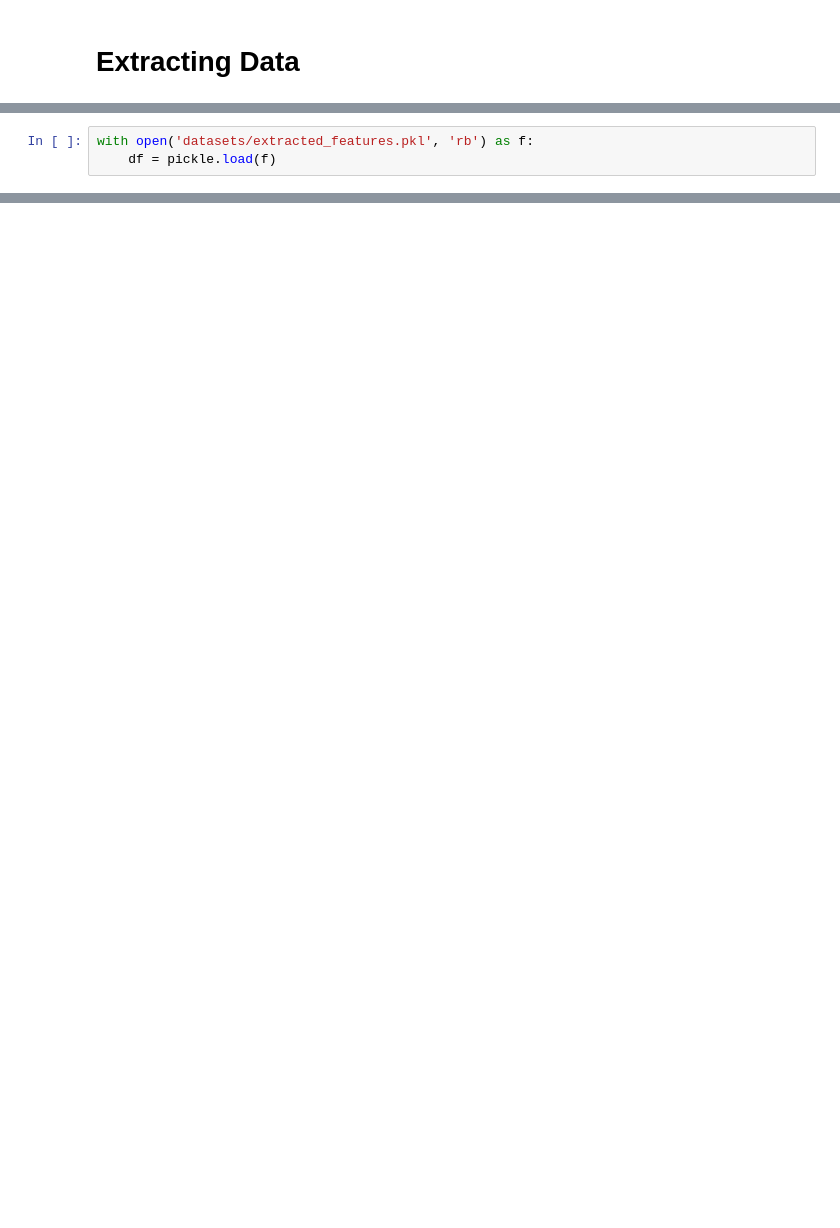
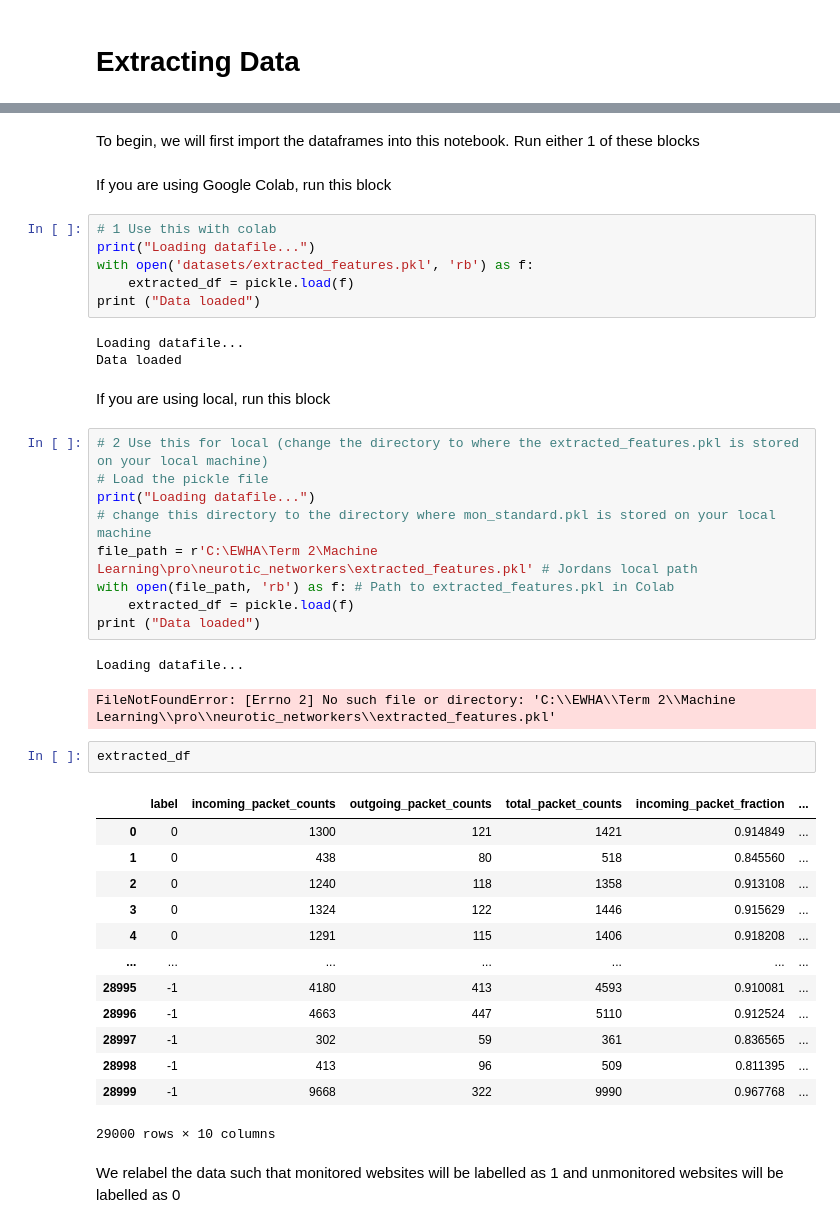
Before and after one commit to BettinaTee03/Machine-Learning-Group-Project, a Jupyter notebook: openworld_binaryclass.ipynb, the cells around one changed output, grey strips where cells are left out. Drawn from its saved outputs; the diff is of its cells as text; blank space fills up the shorter version.

```diff
--- a/openworld_binaryclass.ipynb
+++ b/openworld_binaryclass.ipynb
@@ -9,3 +19,0 @@ import pickle
-# %%
-with open('datasets/extracted_features.pkl', 'rb') as f:
-    df = pickle.load(f)
@@ -163,0 +20,45 @@ Mean recall: 0.57
+# %% [markdown]
+To begin, we will first import the dataframes into this notebook. Run either 1 of these blocks
+# %% [markdown]
+If you are using Google Colab, run this block
+# %%
+# 1 Use this with colab
+print("Loading datafile...")
+with open('datasets/extracted_features.pkl', 'rb') as f:
+    extracted_df = pickle.load(f)
+print ("Data loaded")
+# %% [output]
+Loading datafile...
+Data loaded
+# %% [markdown]
+If you are using local, run this block
+# %%
+# 2 Use this for local (change the directory to where the extracted_features.pkl is stored on your local machine)
+# Load the pickle file
+print("Loading datafile...")
+# change this directory to the directory where mon_standard.pkl is stored on your local machine
+file_path = r'C:\EWHA\Term 2\Machine Learning\pro\neurotic_networkers\extracted_features.pkl' # Jordans local path
+with open(file_path, 'rb') as f: # Path to extracted_features.pkl in Colab
+    extracted_df = pickle.load(f)
+print ("Data loaded")
+# %% [output]
+Loading datafile...
+FileNotFoundError: [Errno 2] No such file or directory: 'C:\\EWHA\\Term 2\\Machine Learning\\pro\\neurotic_networkers\\extracted_features.pkl'
+# %%
+extracted_df
+# %% [output]
+|  | label | incoming_packet_counts | outgoing_packet_counts | total_packet_counts | incoming_packet_fraction | ... |
+| 0 | 0 | 1300 | 121 | 1421 | 0.914849 | ... |
+| 1 | 0 | 438 | 80 | 518 | 0.845560 | ... |
+| 2 | 0 | 1240 | 118 | 1358 | 0.913108 | ... |
+| 3 | 0 | 1324 | 122 | 1446 | 0.915629 | ... |
+| 4 | 0 | 1291 | 115 | 1406 | 0.918208 | ... |
+| ... | ... | ... | ... | ... | ... | ... |
+| 28995 | -1 | 4180 | 413 | 4593 | 0.910081 | ... |
+| 28996 | -1 | 4663 | 447 | 5110 | 0.912524 | ... |
+| 28997 | -1 | 302 | 59 | 361 | 0.836565 | ... |
+| 28998 | -1 | 413 | 96 | 509 | 0.811395 | ... |
+| 28999 | -1 | 9668 | 322 | 9990 | 0.967768 | ... |
+29000 rows × 10 columns
+# %% [markdown]
+We relabel the data such that monitored websites will be labelled as 1 and unmonitored websites will be labelled as 0
```
Also changed, not shown: parts of 64 cells of this notebook.
